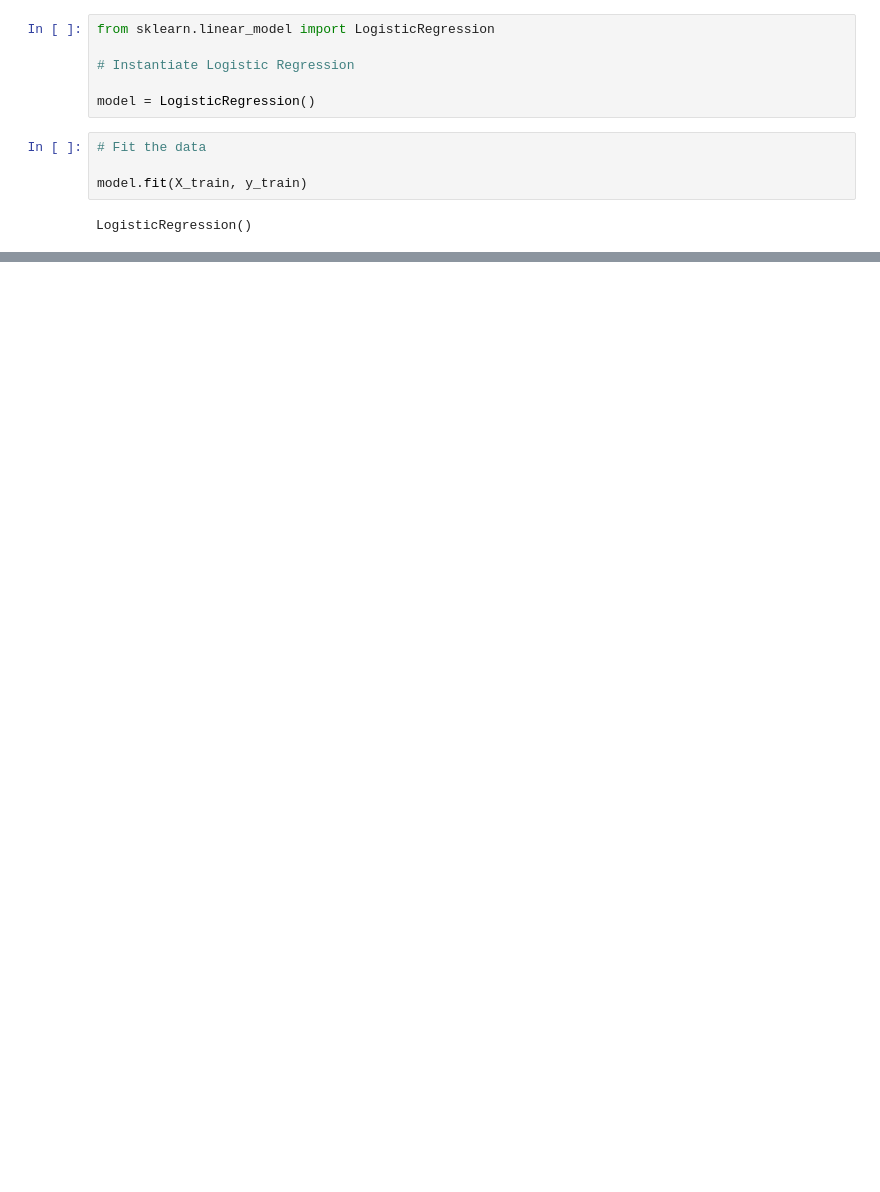
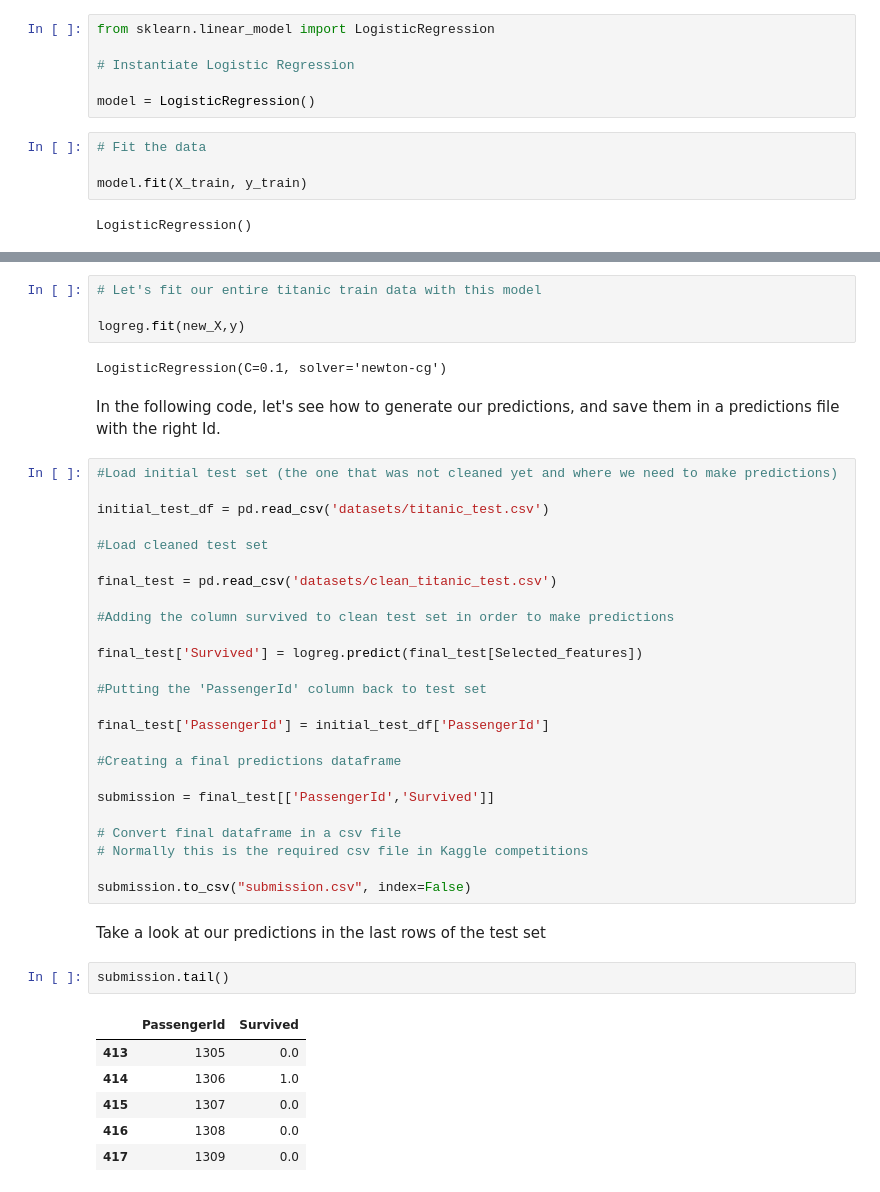
Before and after one commit to 4GeeksAcademy/machine-learning-content, a Jupyter notebook: 06-12d-ml_algos/logistic-regression.ipynb, the cells around one changed output, grey strips where cells are left out. Saved outputs shown, nothing was run; the diff lists cells and outputs as text; blank space fills up the shorter version.

```diff
--- a/06-12d-ml_algos/logistic-regression.ipynb
+++ b/06-12d-ml_algos/logistic-regression.ipynb
@@ -96,0 +410,44 @@ optimized_model.coef_
+# %%
+# Let's fit our entire titanic train data with this model
+
+logreg.fit(new_X,y)
+# %% [output]
+LogisticRegression(C=0.1, solver='newton-cg')
+# %% [markdown]
+In the following code, let's see how to generate our predictions, and save them in a predictions file with the right Id.
+# %%
+#Load initial test set (the one that was not cleaned yet and where we need to make predictions)
+
+initial_test_df = pd.read_csv('datasets/titanic_test.csv')
+
+#Load cleaned test set
+
+final_test = pd.read_csv('datasets/clean_titanic_test.csv')
+
+#Adding the column survived to clean test set in order to make predictions
+
+final_test['Survived'] = logreg.predict(final_test[Selected_features])
+
+#Putting the 'PassengerId' column back to test set
+
+final_test['PassengerId'] = initial_test_df['PassengerId']
+
+#Creating a final predictions dataframe
+
+submission = final_test[['PassengerId','Survived']]
+
+# Convert final dataframe in a csv file
+# Normally this is the required csv file in Kaggle competitions
+
+submission.to_csv("submission.csv", index=False)
+# %% [markdown]
+Take a look at our predictions in the last rows of the test set
+# %%
+submission.tail()
+# %% [output]
+|  | PassengerId | Survived |
+| 413 | 1305 | 0.0 |
+| 414 | 1306 | 1.0 |
+| 415 | 1307 | 0.0 |
+| 416 | 1308 | 0.0 |
+| 417 | 1309 | 0.0 |
```
Also changed, not shown: parts of 33 cells of this notebook, 4 other files.
